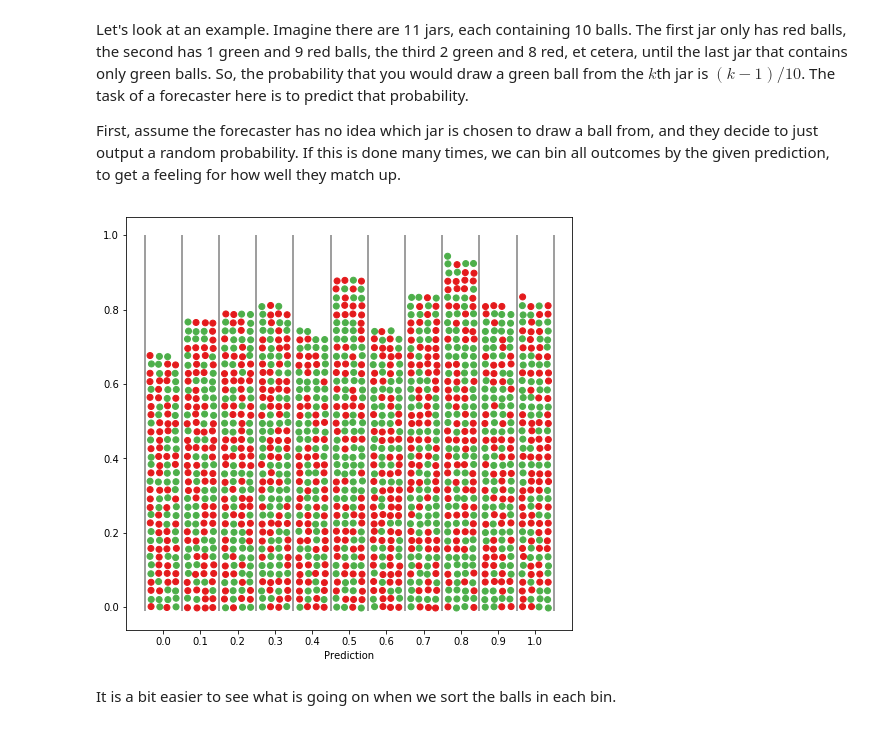
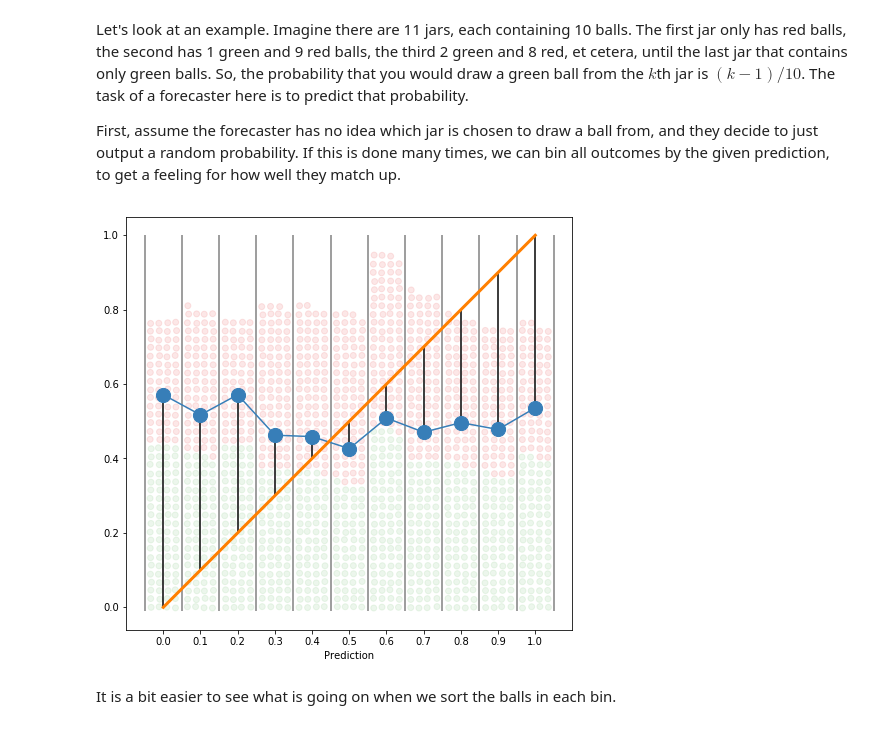
Before and after one commit to sgvandijk/notebooks, a Jupyter notebook: forecast_scoring/forecast_scoring.ipynb, the cells around one changed output. Saved outputs shown, nothing was run; the diff lists cells and outputs as text; code cells hidden in the pictures.

```diff
--- a/forecast_scoring/forecast_scoring.ipynb
+++ b/forecast_scoring/forecast_scoring.ipynb
@@ -61,9 +63,9 @@ Let's look at an example. Imagine there are 11 jars, each containing 10 balls. T
 
 First, assume the forecaster has no idea which jar is chosen to draw a ball from, and they decide to just output a random probability. If this is done many times, we can bin all outcomes by the given prediction, to get a feeling for how well they match up.
 # %%
-calibration_example("random")
+calibration_example("random", sort=True, calibration_line=True)
 # %% [output]
-[figure, old version]
+[figure, new version]
 # %% [markdown]
 It is a bit easier to see what is going on when we sort the balls in each bin.
 # %%
```
Also changed, not shown: parts of 15 cells of this notebook, 1 other file.
